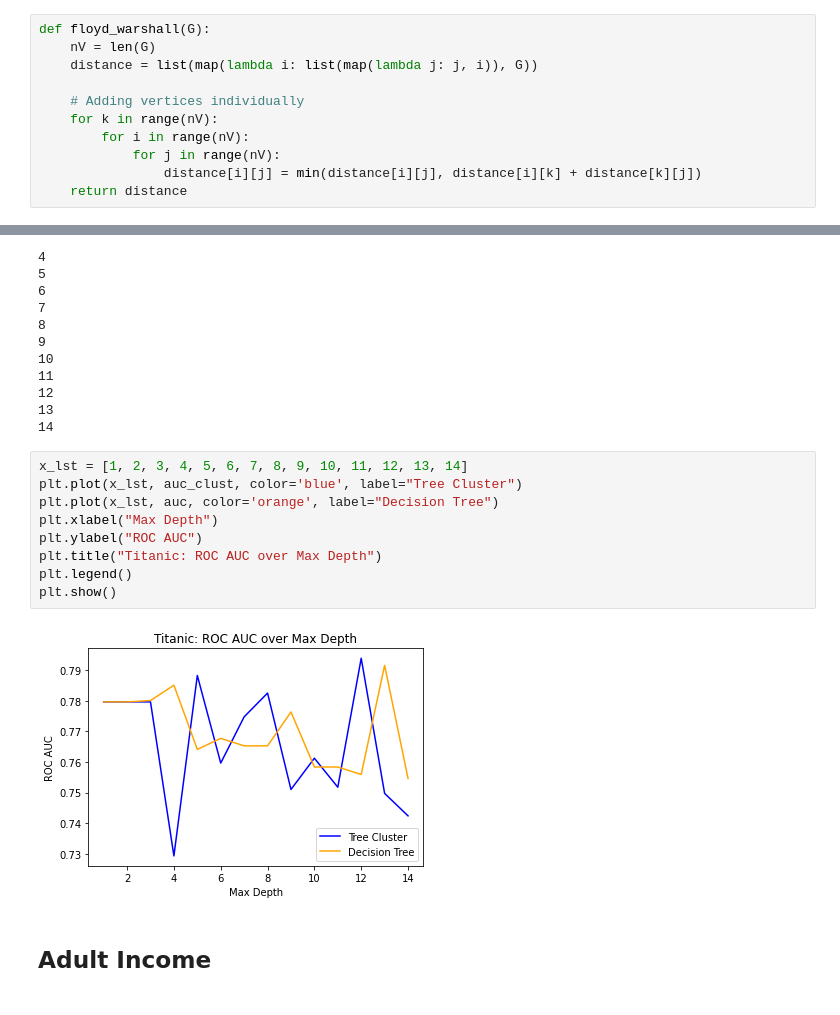
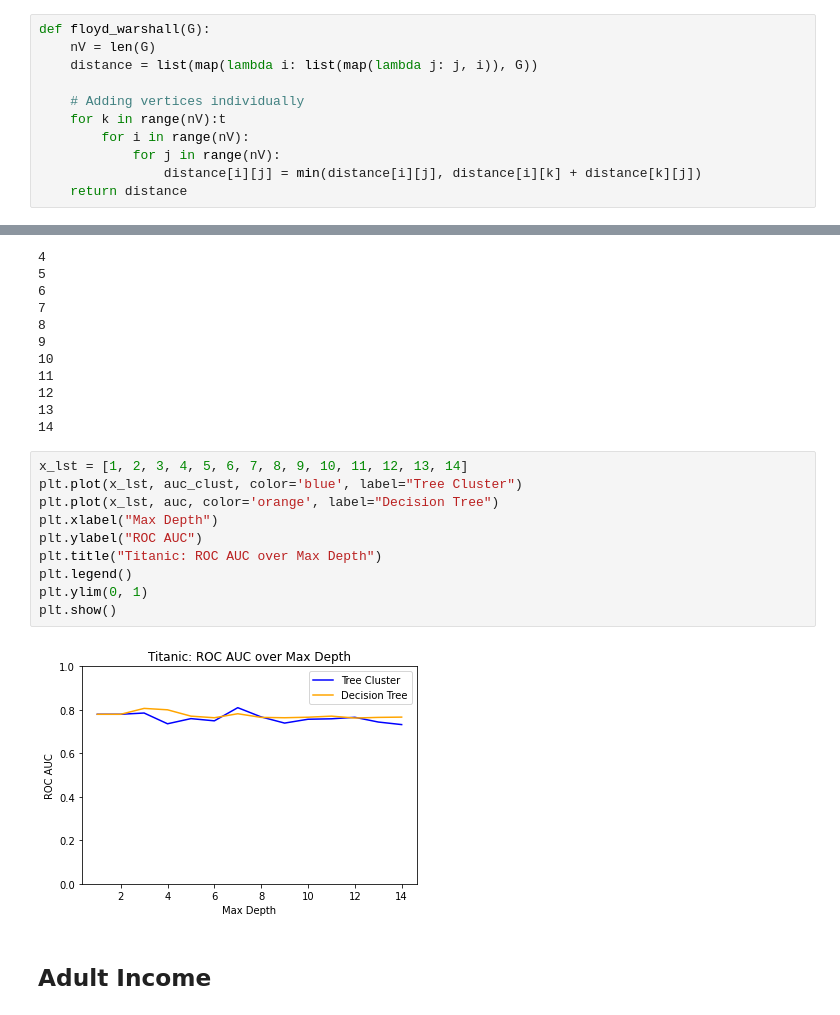
Before and after one commit to udellgroup/interpretable_clustering, a Jupyter notebook: Supervised Tree Comparison Tests.ipynb, the cells around one changed output, grey strips where cells are left out. Drawn from its saved outputs; the diff is of its cells as text.

Commit message:
graphs added

```diff
--- a/Supervised Tree Comparison Tests.ipynb
+++ b/Supervised Tree Comparison Tests.ipynb
@@ -129,7 +129,7 @@ def floyd_warshall(G):
     distance = list(map(lambda i: list(map(lambda j: j, i)), G))
 
     # Adding vertices individually
-    for k in range(nV):
+    for k in range(nV):t
         for i in range(nV):
             for j in range(nV):
                 distance[i][j] = min(distance[i][j], distance[i][k] + distance[k][j])
@@ -376,14 +376,15 @@ for i in range(1, 15):
 # %%
 x_lst = [1, 2, 3, 4, 5, 6, 7, 8, 9, 10, 11, 12, 13, 14]
 plt.plot(x_lst, auc_clust, color='blue', label="Tree Cluster")
 plt.plot(x_lst, auc, color='orange', label="Decision Tree")
 plt.xlabel("Max Depth")
 plt.ylabel("ROC AUC")
 plt.title("Titanic: ROC AUC over Max Depth")
 plt.legend()
+plt.ylim(0, 1)
 plt.show()
 # %% [output]
-[figure, old version]
+[figure, new version]
 # %% [markdown]
 ## Adult Income
 # %%
```
Also changed, not shown: parts of 3 cells of this notebook, 2 other files.
